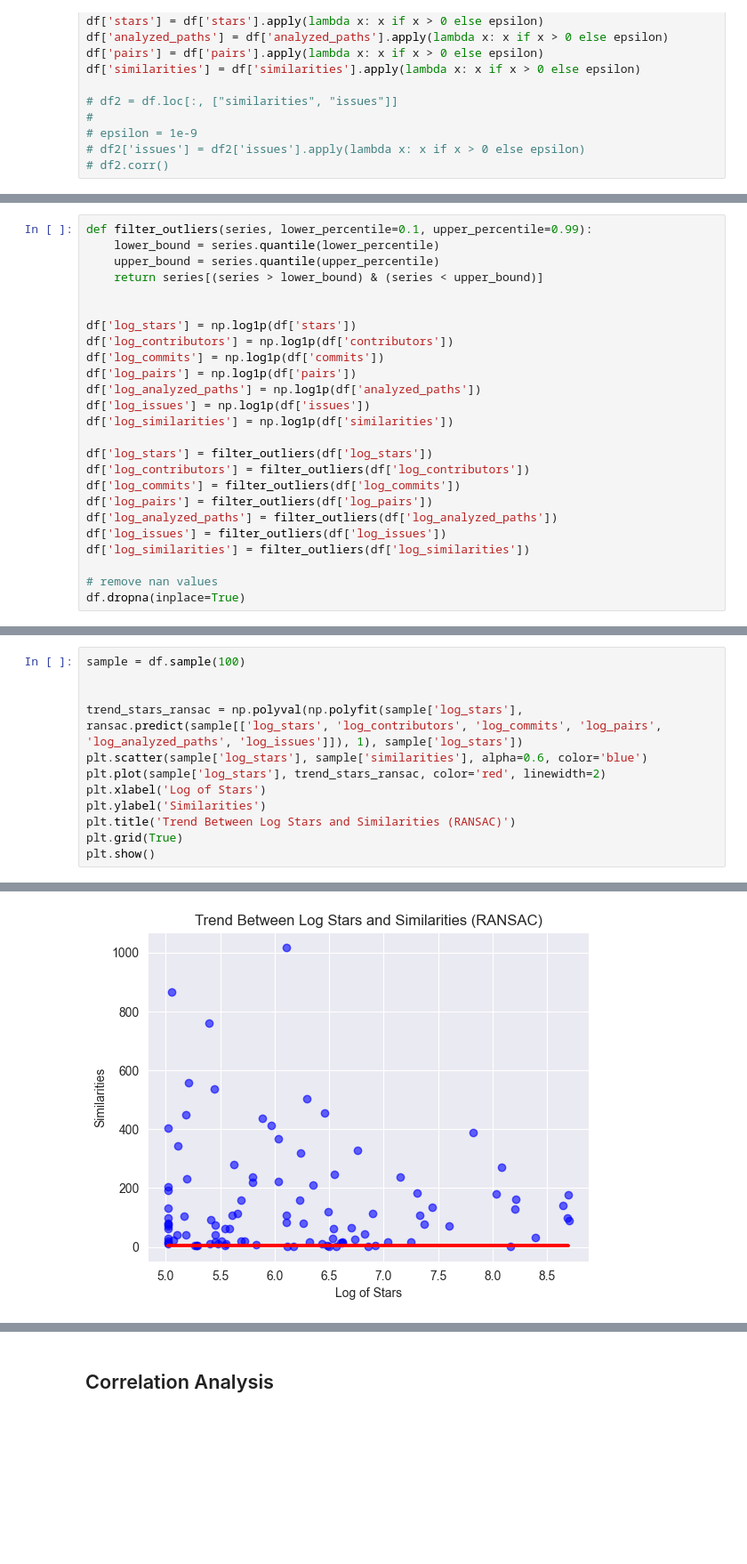
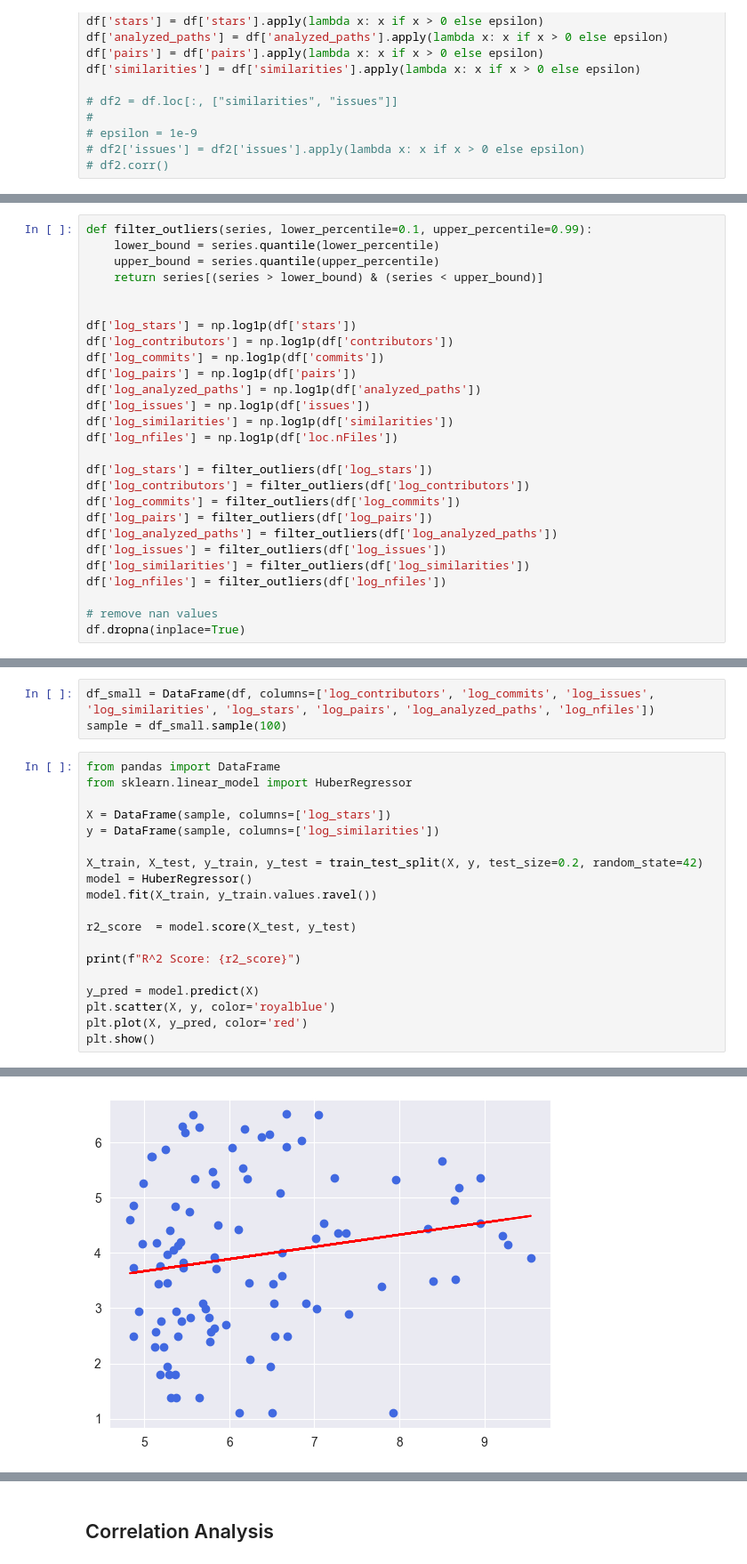
Before and after one commit to jubenitezg/Go-Clone-Thesis, a Jupyter notebook: clone-detection/analysis.ipynb, the cells around one changed output, grey strips where cells are left out. Shown at 89% size. Drawn from its saved outputs; the diff is of its cells as text; blank space fills up the shorter version.

Commit message:
feat: improve linear regression

```diff
--- a/clone-detection/analysis.ipynb
+++ b/clone-detection/analysis.ipynb
@@ -89,6 +90,7 @@ df['log_pairs'] = np.log1p(df['pairs'])
 df['log_analyzed_paths'] = np.log1p(df['analyzed_paths'])
 df['log_issues'] = np.log1p(df['issues'])
 df['log_similarities'] = np.log1p(df['similarities'])
+df['log_nfiles'] = np.log1p(df['loc.nFiles'])
 
 df['log_stars'] = filter_outliers(df['log_stars'])
 df['log_contributors'] = filter_outliers(df['log_contributors'])
@@ -97,6 +99,7 @@ df['log_pairs'] = filter_outliers(df['log_pairs'])
 df['log_analyzed_paths'] = filter_outliers(df['log_analyzed_paths'])
 df['log_issues'] = filter_outliers(df['log_issues'])
 df['log_similarities'] = filter_outliers(df['log_similarities'])
+df['log_nfiles'] = filter_outliers(df['log_nfiles'])
 
 # remove nan values
 df.dropna(inplace=True)
@@ -251,13 +241,23 @@ Mean Squared Error (RANSAC): 1.359477048450637
+# %%
+df_small = DataFrame(df, columns=['log_contributors', 'log_commits', 'log_issues', 'log_similarities', 'log_stars', 'log_pairs', 'log_analyzed_paths', 'log_nfiles'])
+sample = df_small.sample(100)
 # %%
-sample = df.sample(100)
+from pandas import DataFrame
+from sklearn.linear_model import HuberRegressor
 
+X = DataFrame(sample, columns=['log_stars'])
+y = DataFrame(sample, columns=['log_similarities'])
 
-trend_stars_ransac = np.polyval(np.polyfit(sample['log_stars'], ransac.predict(sample[['log_stars', 'log_contributors', 'log_commits', 'log_pairs', 'log_analyzed_paths', 'log_issues']]), 1), sample['log_stars'])
-plt.scatter(sample['log_stars'], sample['similarities'], alpha=0.6, color='blue')
-plt.plot(sample['log_stars'], trend_stars_ransac, color='red', linewidth=2)
-plt.xlabel('Log of Stars')
-plt.ylabel('Similarities')
-plt.title('Trend Between Log Stars and Similarities (RANSAC)')
-plt.grid(True)
+X_train, X_test, y_train, y_test = train_test_split(X, y, test_size=0.2, random_state=42)
+model = HuberRegressor()
+model.fit(X_train, y_train.values.ravel())
+
+r2_score  = model.score(X_test, y_test)
+
+print(f"R^2 Score: {r2_score}")
+
+y_pred = model.predict(X)
+plt.scatter(X, y, color='royalblue')
+plt.plot(X, y_pred, color='red')
 plt.show()
 # %% [output]
@@ -264 +265 @@ plt.show()
-[figure, old version]
+[figure, new version]
```
Also changed, not shown: parts of 44 cells of this notebook.
